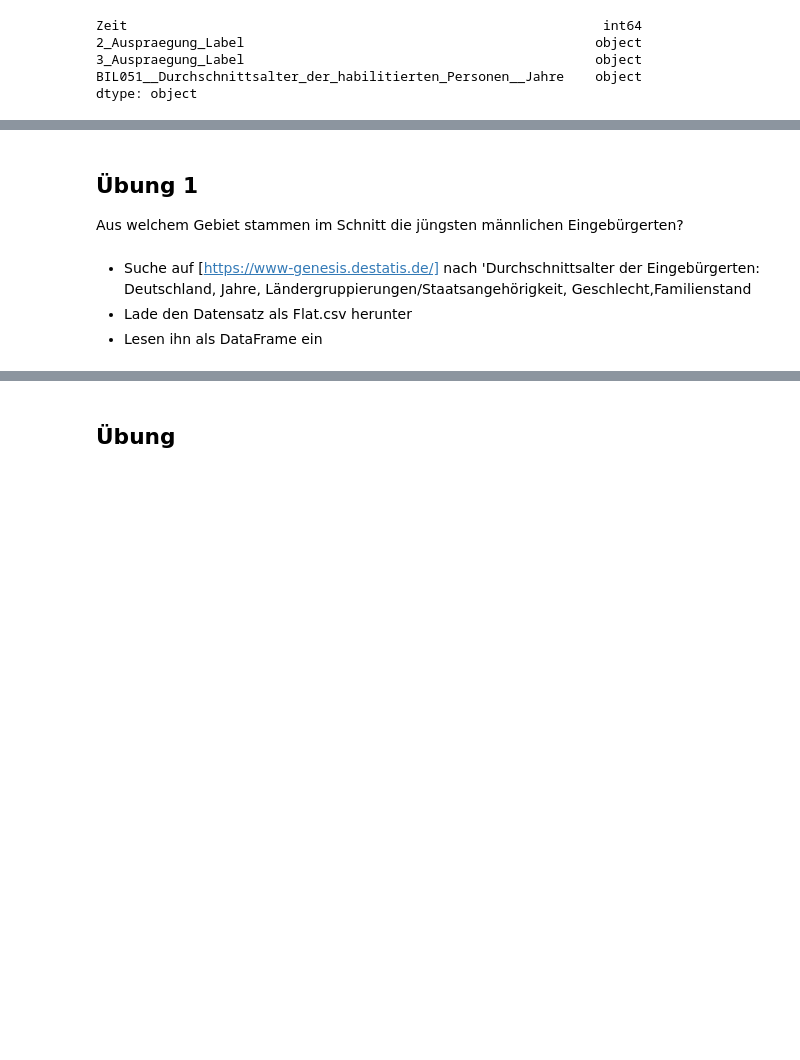
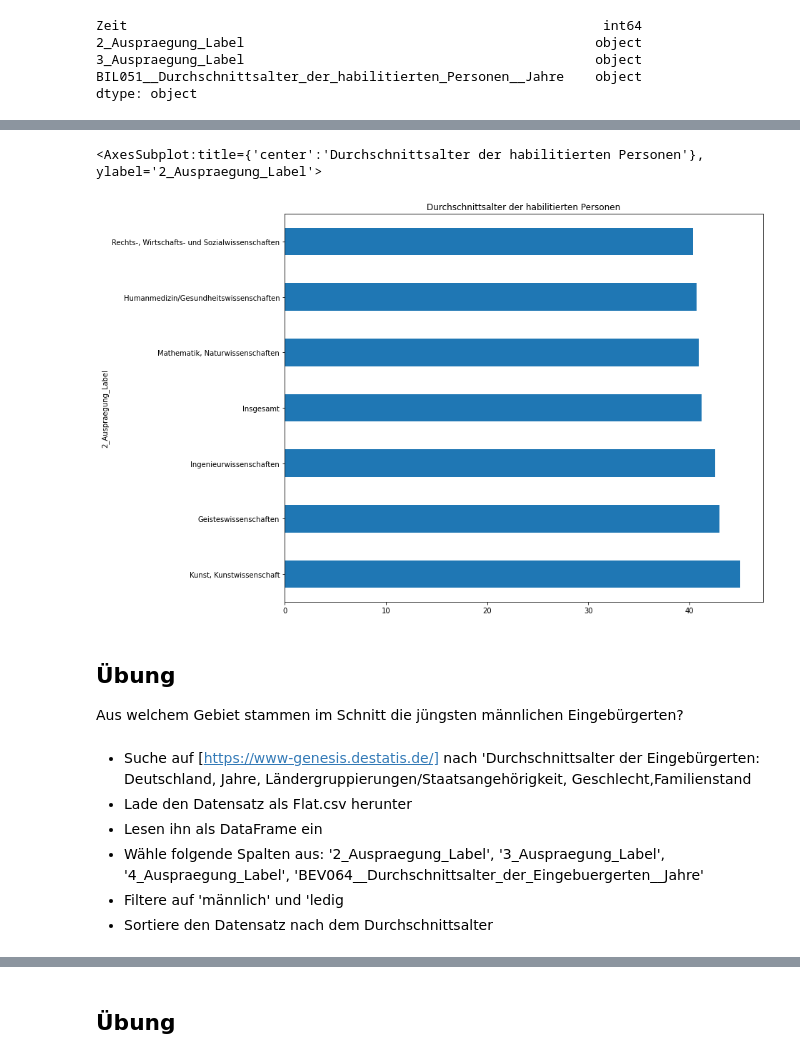
Before and after one commit to P3nny/pfv, a Jupyter notebook: 04_real_data_csv_flat.ipynb, the cells around one changed output, grey strips where cells are left out. Cells and saved outputs as stored; diff of their text form; code cells hidden in the pictures; blank space fills up the shorter version.

```diff
--- a/04_real_data_csv_flat.ipynb
+++ b/04_real_data_csv_flat.ipynb
@@ -366,3 +397 @@ df.BIL051__Durchschnittsalter_der_habilitierten_Personen__Jahre.value_counts().h
-# %%
-df.BIL051__Durchschnittsalter_der_habilitierten_Personen__Jahre = df.BIL051__Durchschnittsalter_der_habilitierten_Personen__Jahre.astype('float')
 # %%
@@ -372,16 +419,23 @@ alter_im_schnitt
 # %%
-alter_im_schnitt_ueber_die_jahre.plot.barh(y='BIL051__Durchschnittsalter_der_habilitierten_Personen__Jahre',
+# Daten plotten
+alter_im_schnitt.plot.barh(y='BIL051__Durchschnittsalter_der_habilitierten_Personen__Jahre',
                                            legend=False,
                                            title="Durchschnittsalter der habilitierten Personen",
                                           figsize=(12,10))
+# %% [output]
+<AxesSubplot:title={'center':'Durchschnittsalter der habilitierten Personen'}, ylabel='2_Auspraegung_Label'>
+[figure, added]
 # %% [markdown]
-## Übung 1
+## Übung
 
 Aus welchem Gebiet stammen im Schnitt die jüngsten männlichen Eingebürgerten?
 # %% [markdown]
 - Suche auf [https://www-genesis.destatis.de/] nach 'Durchschnittsalter der Eingebürgerten: Deutschland, Jahre, Ländergruppierungen/Staatsangehörigkeit, Geschlecht,Familienstand
 - Lade den Datensatz als Flat.csv herunter
 - Lesen ihn als DataFrame ein
+- Wähle folgende Spalten aus: '2_Auspraegung_Label', '3_Auspraegung_Label', '4_Auspraegung_Label', 'BEV064__Durchschnittsalter_der_Eingebuergerten__Jahre'
+- Filtere auf 'männlich' und 'ledig
+- Sortiere den Datensatz nach dem Durchschnittsalter
 # %%
 df = pd.read_csv('./data/12511-0007_flat.csv', sep=';', decimal=',', encoding='latin-1')
 # %%
```
Also changed, not shown: parts of 26 cells of this notebook, 3 other files.
